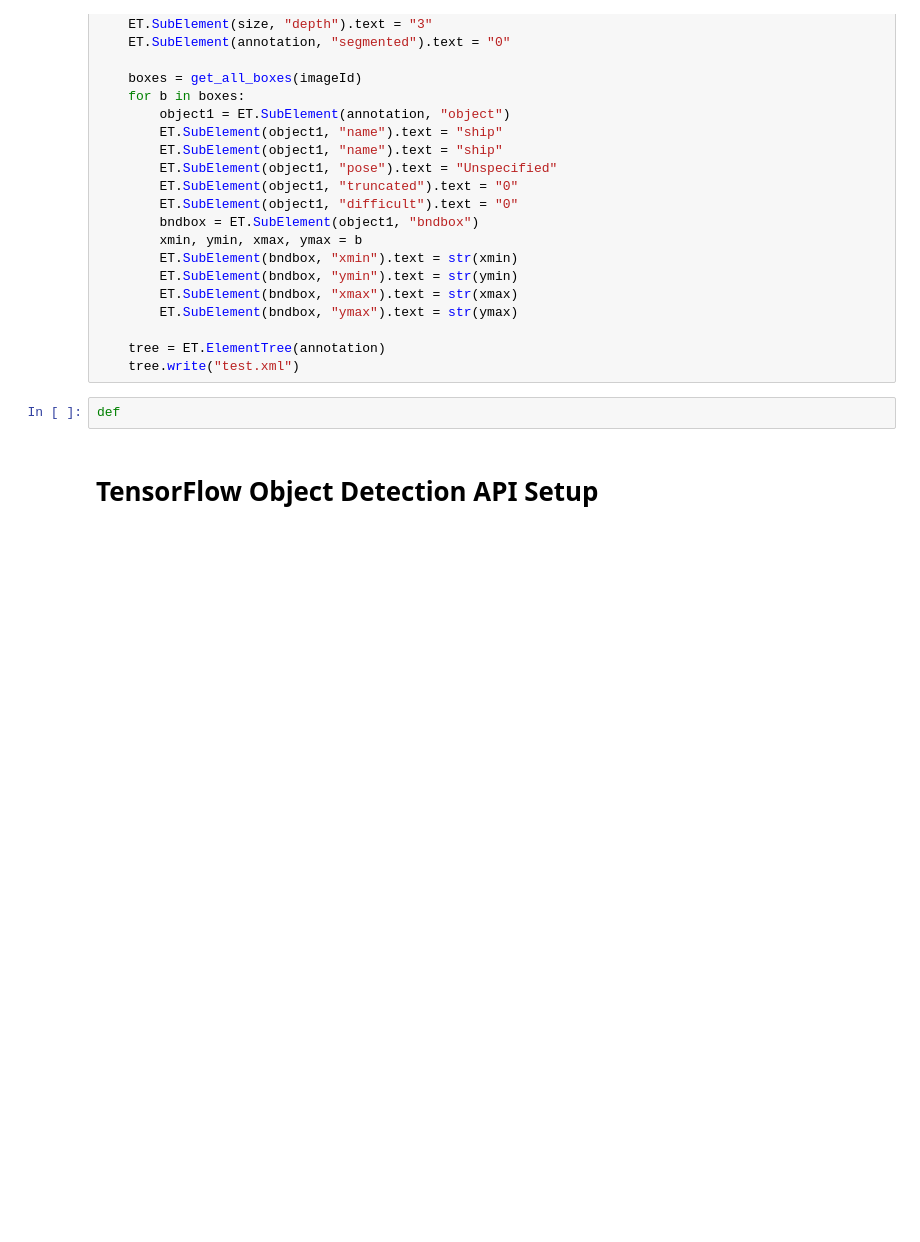
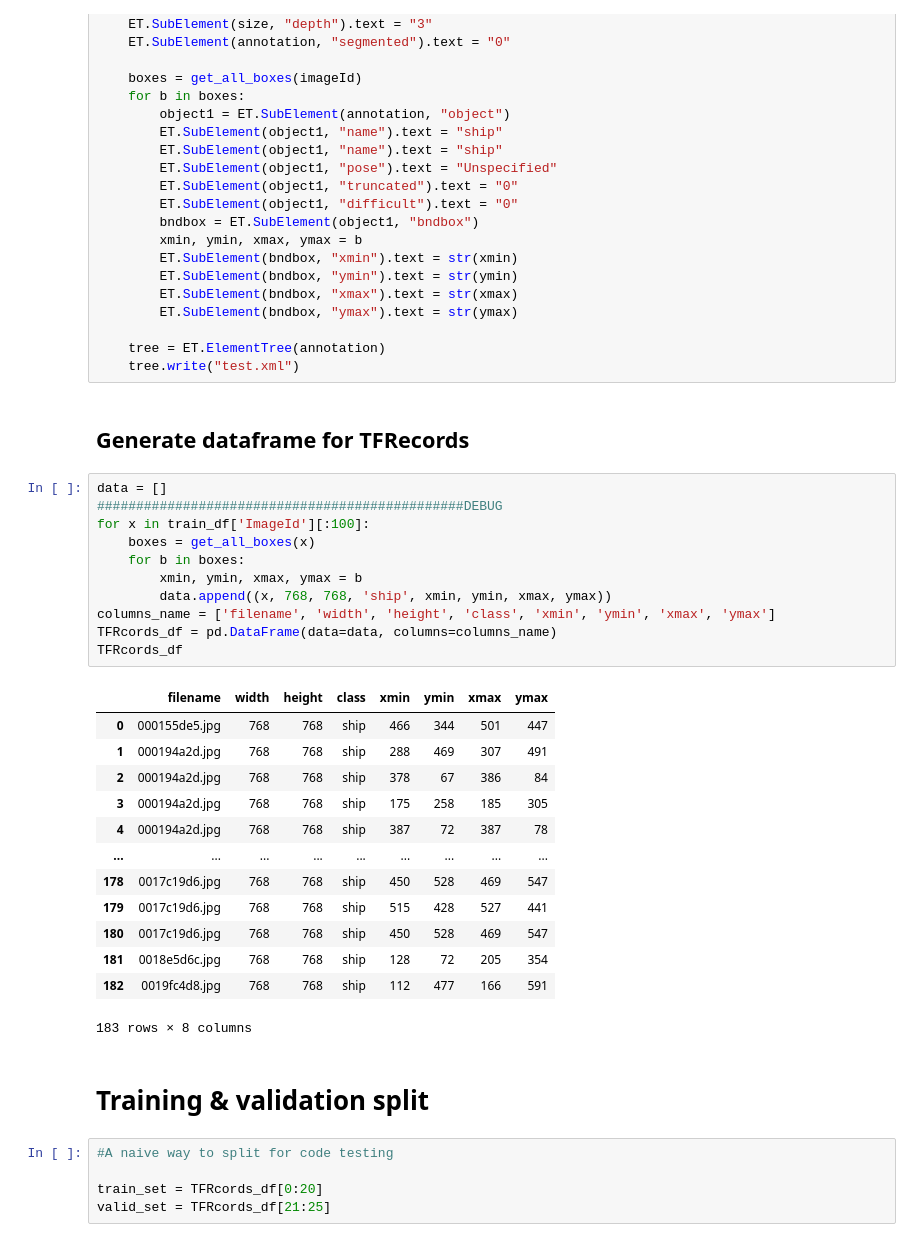
Before and after one commit to JKGu/AirbusShipDetectionChallenge, a Jupyter notebook: script.ipynb, the cells around one changed output. Cells and saved outputs as stored; diff of their text form; blank space fills up the shorter version.

```diff
--- a/script.ipynb
+++ b/script.ipynb
@@ -232,7 +346,37 @@ def generate_xml(imageId):
 
     tree = ET.ElementTree(annotation)
     tree.write("test.xml")
-# %%
-def
-# %% [markdown]
-# TensorFlow Object Detection API Setup
+# %% [markdown]
+## Generate dataframe for TFRecords
+# %%
+data = []
+###############################################DEBUG
+for x in train_df['ImageId'][:100]:
+    boxes = get_all_boxes(x)
+    for b in boxes:
+        xmin, ymin, xmax, ymax = b
+        data.append((x, 768, 768, 'ship', xmin, ymin, xmax, ymax))
+columns_name = ['filename', 'width', 'height', 'class', 'xmin', 'ymin', 'xmax', 'ymax']
+TFRcords_df = pd.DataFrame(data=data, columns=columns_name)
+TFRcords_df
+# %% [output]
+|  | filename | width | height | class | xmin | ymin | xmax | ymax |
+| 0 | 000155de5.jpg | 768 | 768 | ship | 466 | 344 | 501 | 447 |
+| 1 | 000194a2d.jpg | 768 | 768 | ship | 288 | 469 | 307 | 491 |
+| 2 | 000194a2d.jpg | 768 | 768 | ship | 378 | 67 | 386 | 84 |
+| 3 | 000194a2d.jpg | 768 | 768 | ship | 175 | 258 | 185 | 305 |
+| 4 | 000194a2d.jpg | 768 | 768 | ship | 387 | 72 | 387 | 78 |
+| ... | ... | ... | ... | ... | ... | ... | ... | ... |
+| 178 | 0017c19d6.jpg | 768 | 768 | ship | 450 | 528 | 469 | 547 |
+| 179 | 0017c19d6.jpg | 768 | 768 | ship | 515 | 428 | 527 | 441 |
+| 180 | 0017c19d6.jpg | 768 | 768 | ship | 450 | 528 | 469 | 547 |
+| 181 | 0018e5d6c.jpg | 768 | 768 | ship | 128 | 72 | 205 | 354 |
+| 182 | 0019fc4d8.jpg | 768 | 768 | ship | 112 | 477 | 166 | 591 |
+183 rows × 8 columns
+# %% [markdown]
+# Training & validation split
+# %%
+#A naive way to split for code testing
+
+train_set = TFRcords_df[0:20]
+valid_set = TFRcords_df[21:25]
```
Also changed, not shown: parts of 35 cells of this notebook.
